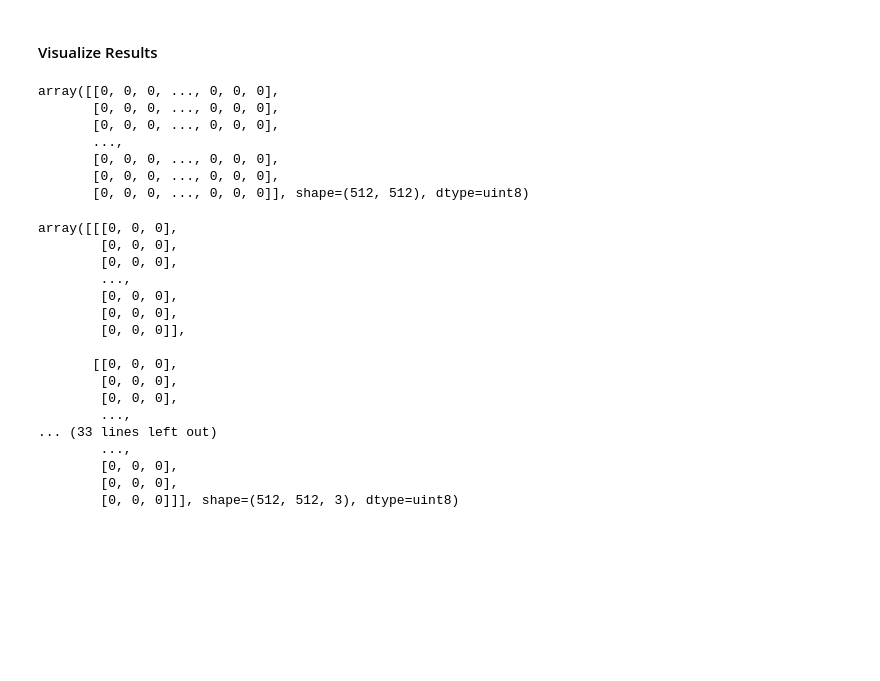
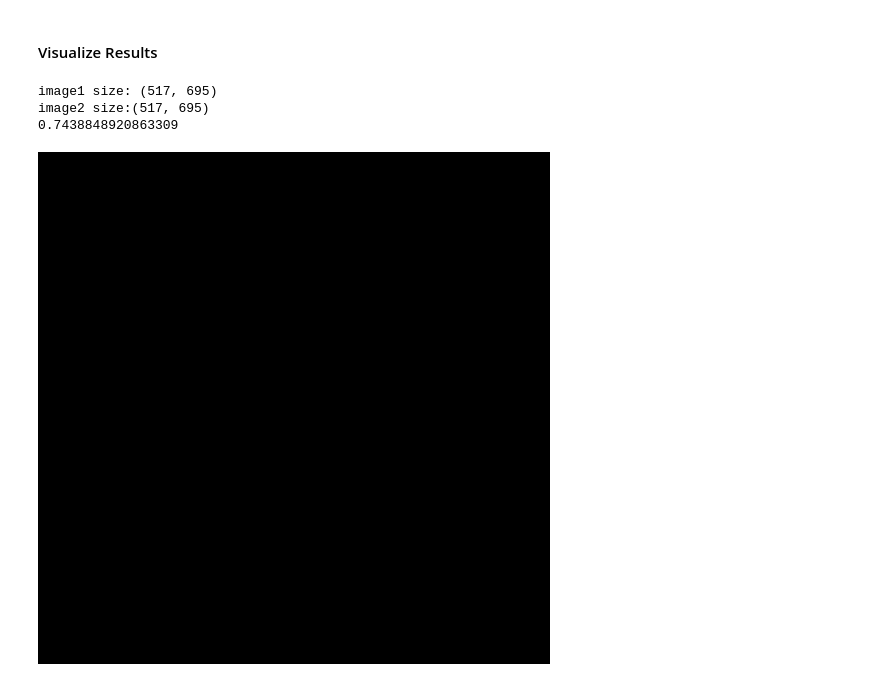
Before and after one commit to Tommytang111/gap-junction-segmentation, a Jupyter notebook: test.ipynb, the cells around one changed output. Cells and saved outputs as stored; diff of their text form; code cells hidden in the pictures; blank space fills up the shorter version.

```diff
--- a/test.ipynb
+++ b/test.ipynb
@@ -70,44 +70,27 @@ with torch.no_grad():
             img_num += 1
 # %% [markdown]
 #### Visualize Results
-# %%
-image_paths = [os.path.join(dataset_dir, image_id) for image_id in sorted(os.listdir(dataset_dir)) if "DS" not in image_id]
-image0 = cv2.imread(image_paths[0])
-if (image0.shape[-1] != 512) or (image0.shape[-2] != 512): #Current image should be 2D: (lxw)
-    image0 = resize_image(image0, 512, 512, (0,0,0))
-image = cv2.cvtColor(np.array(image0), cv2.COLOR_BGR2GRAY)
-image
-# %% [output]
-array([[0, 0, 0, ..., 0, 0, 0],
-       [0, 0, 0, ..., 0, 0, 0],
-       [0, 0, 0, ..., 0, 0, 0],
-       ...,
-       [0, 0, 0, ..., 0, 0, 0],
-       [0, 0, 0, ..., 0, 0, 0],
-       [0, 0, 0, ..., 0, 0, 0]], shape=(512, 512), dtype=uint8)
-# %%
-random_path = random.choice(imgs)
-random_img = Path(dataset_dir) / random_path
-a = np.array(resize_image(str(random_img), 512, 512, (0,0,0)))
-a
-# %% [output]
-array([[[0, 0, 0],
-        [0, 0, 0],
-        [0, 0, 0],
-        ...,
-        [0, 0, 0],
-        [0, 0, 0],
-        [0, 0, 0]],
-
-       [[0, 0, 0],
-        [0, 0, 0],
-        [0, 0, 0],
-        ...,
-... (33 lines left out)
-        ...,
-        [0, 0, 0],
-        [0, 0, 0],
-        [0, 0, 0]]], shape=(512, 512, 3), dtype=uint8)
+# %%
+from PIL import Image
+
+image_path = Path(dataset_dir) / "capture3.png"
+image1 = Image.fromarray(cv2.imread(image_path))
+image2 = Image.open(image_path)
+print(f'image1 size: {image1.size}')
+print(f'image2 size:{image2.size}')
+
+width, length = image1.size
+img_aspect_ratio = width/length #Calculate aspect ratio
+print(img_aspect_ratio)
+new_img = Image.new('RGB', (512, 512), (0,0,0)) #Create background image
+new_img
+
+#image1 = resize_image(image1, 512, 512, (0,0,0))
+# %% [output]
+image1 size: (517, 695)
+image2 size:(517, 695)
+0.7438848920863309
+[figure, added]
 # %%
 #Test a random image from the dataset
 random_path = random.choice(imgs)
```
Also changed, not shown: parts of 1 cell of this notebook, 1 other file.
